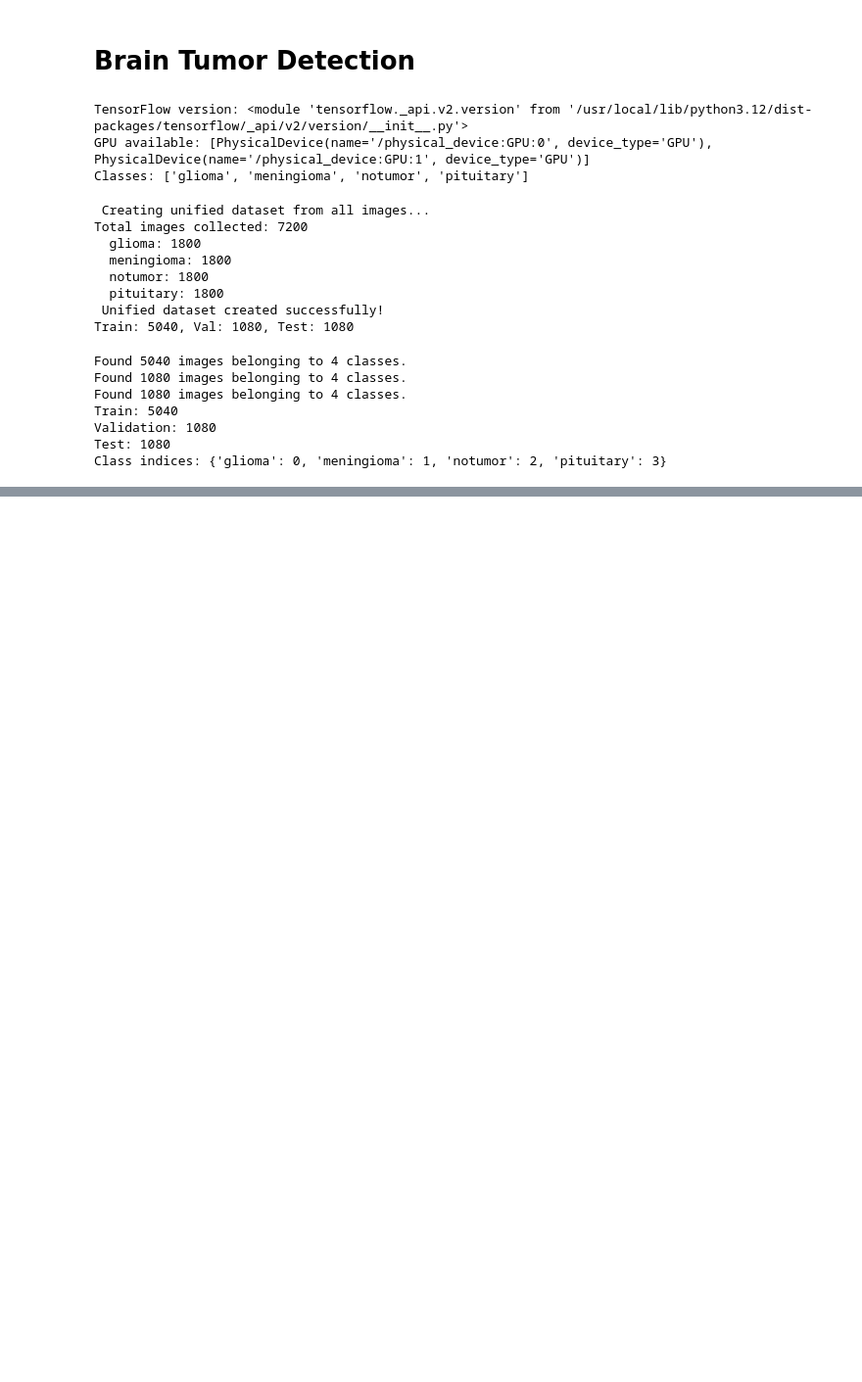
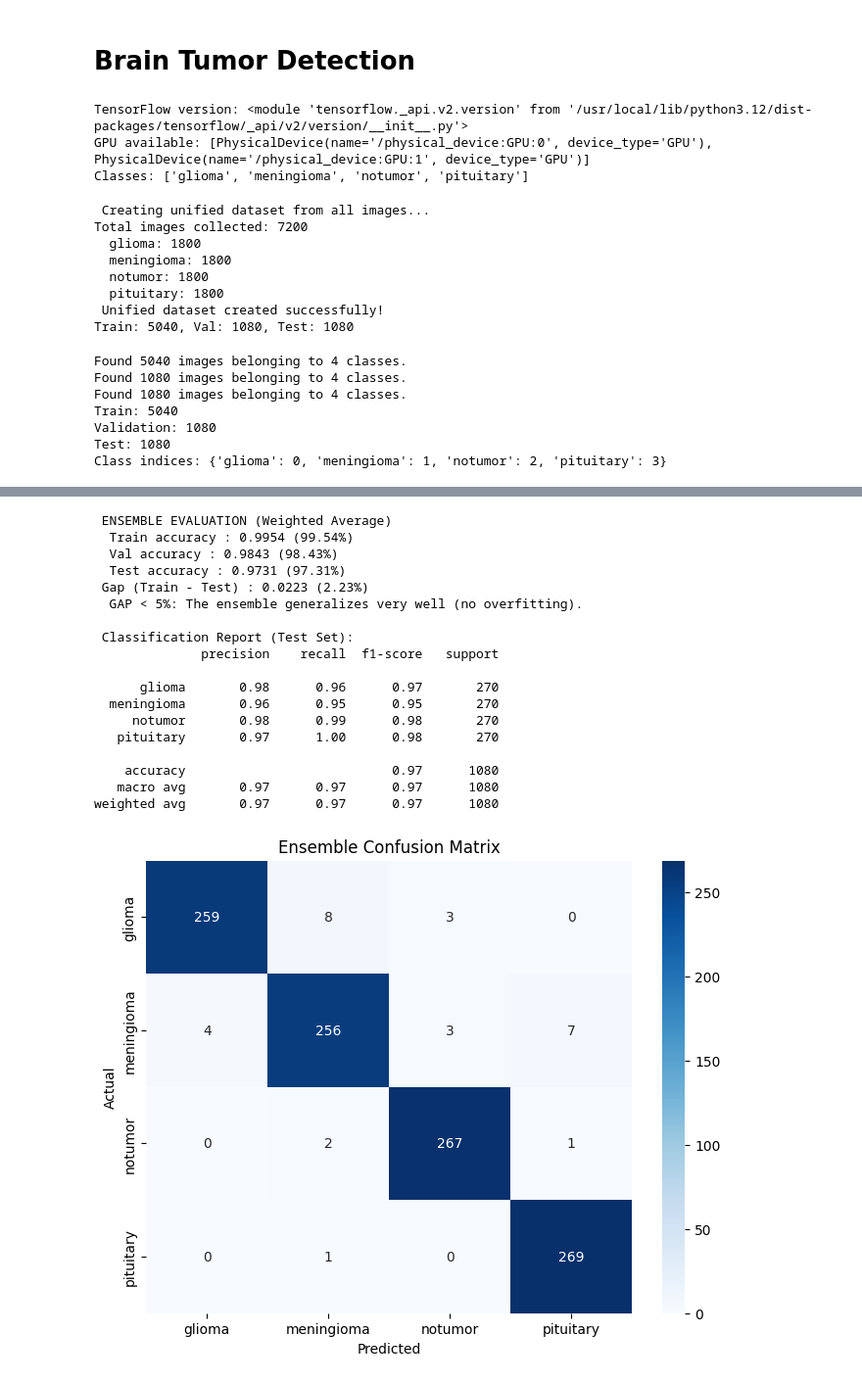
Before and after one commit to Maharun-nasa/Brain_tumor, a Jupyter notebook: brain-tumor-detection.ipynb, the cells around one changed output, grey strips where cells are left out. Shown at 98% size. Drawn from its saved outputs; the diff is of its cells as text; code cells hidden in the pictures; blank space fills up the shorter version.

```diff
--- a/brain-tumor-detection.ipynb
+++ b/brain-tumor-detection.ipynb
@@ -522,0 +677,69 @@ weighted avg       0.96      0.96      0.96      1080
+# %%
+# EVALUATE ENSEMBLE ON TRAIN, VAL, TEST (using shuffle=False generators)
+print(" ENSEMBLE EVALUATION (Weighted Average)")
+
+# Compute accuracies
+splits = {
+    'train': train_eval_gen,
+    'val': val_eval_gen,
+    'test': test_eval_gen
+}
+
+ensemble_accuracies = {}
+for split_name, gen in splits.items():
+    gen.reset()
+    pred_probs = ensemble_predict(gen)
+    y_pred = np.argmax(pred_probs, axis=1)
+    y_true = gen.classes
+    acc = accuracy_score(y_true, y_pred)
+    ensemble_accuracies[split_name] = acc
+    print(f"  {split_name.capitalize()} accuracy : {acc:.4f} ({acc*100:.2f}%)")
+train_acc_ens = ensemble_accuracies['train']
+val_acc_ens   = ensemble_accuracies['val']
+test_acc_ens  = ensemble_accuracies['test']
+
+# Overfitting gap
+gap_train_test = train_acc_ens - test_acc_ens
+print(f" Gap (Train - Test) : {gap_train_test:.4f} ({gap_train_test*100:.2f}%)")
+if gap_train_test < 0.05:
+    print("  GAP < 5%: The ensemble generalizes very well (no overfitting).")
+else:
+    print("  Gap larger than 5%, but ensemble is still likely robust.")
+
+#  CLASSIFICATION REPORT & CONFUSION MATRIX (on Test set)
+test_eval_gen.reset()
+test_pred_probs = ensemble_predict(test_eval_gen)
+test_pred = np.argmax(test_pred_probs, axis=1)
+test_true = test_eval_gen.classes
+
+print("\n Classification Report (Test Set):")
+print(classification_report(test_true, test_pred, target_names=CLASS_NAMES))
+
+# Confusion Matrix
+cm_ens = confusion_matrix(test_true, test_pred)
+plt.figure(figsize=(8,6))
+sns.heatmap(cm_ens, annot=True, fmt='d', xticklabels=CLASS_NAMES, yticklabels=CLASS_NAMES, cmap='Blues')
+plt.title('Ensemble Confusion Matrix')
+plt.xlabel('Predicted')
+plt.ylabel('Actual')
+plt.show()
+# %% [output]
+ ENSEMBLE EVALUATION (Weighted Average)
+  Train accuracy : 0.9954 (99.54%)
+  Val accuracy : 0.9843 (98.43%)
+  Test accuracy : 0.9731 (97.31%)
+ Gap (Train - Test) : 0.0223 (2.23%)
+  GAP < 5%: The ensemble generalizes very well (no overfitting).
+
+ Classification Report (Test Set):
+              precision    recall  f1-score   support
+
+      glioma       0.98      0.96      0.97       270
+  meningioma       0.96      0.95      0.95       270
+     notumor       0.98      0.99      0.98       270
+   pituitary       0.97      1.00      0.98       270
+
+    accuracy                           0.97      1080
+   macro avg       0.97      0.97      0.97      1080
+weighted avg       0.97      0.97      0.97      1080
+[figure, added]
```
Also changed, not shown: parts of 12 cells of this notebook, 3 other files.
